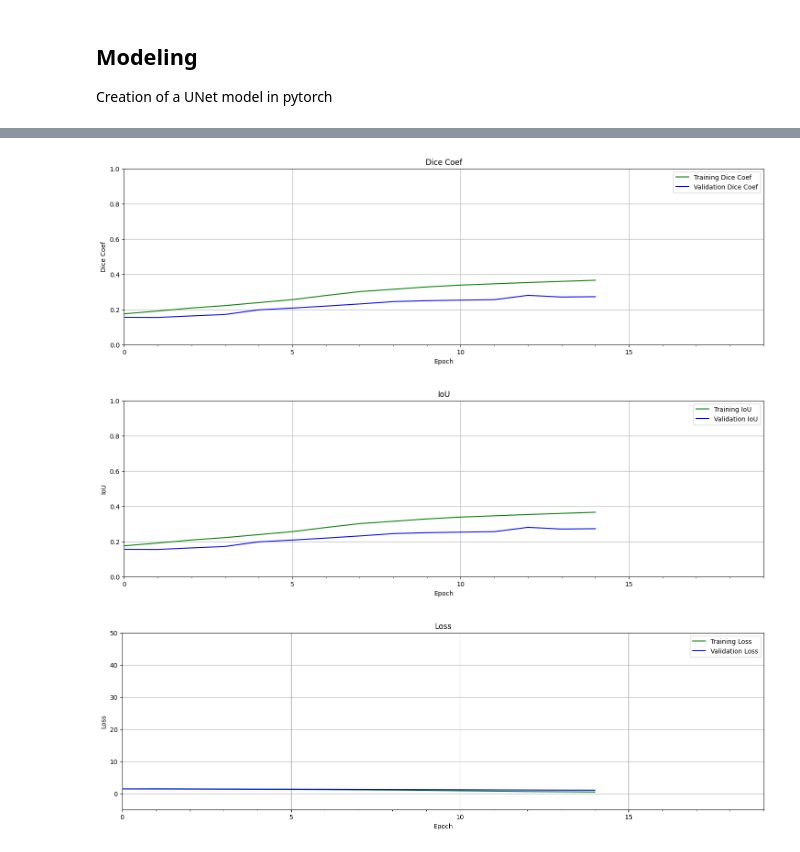
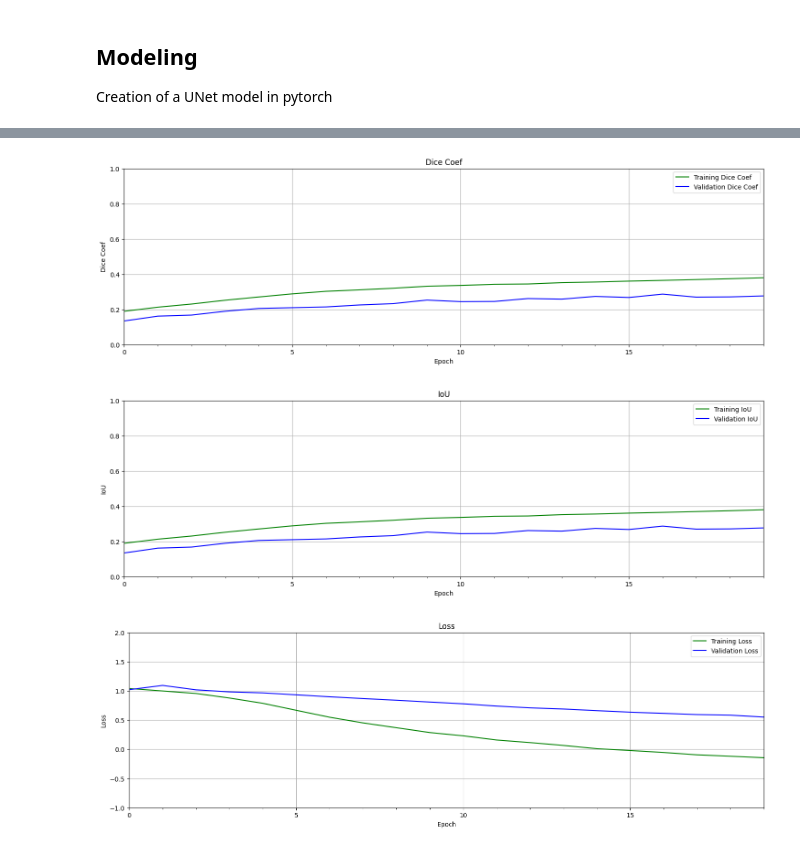
Before and after one commit to jmanuelc87/lung-segmentation-lidc-idri, a Jupyter notebook: notebooks/lidc-idri-segmentation.ipynb, the cells around one changed output, grey strips where cells are left out. Cells and saved outputs as stored; diff of their text form; code cells hidden in the pictures.

Commit message:
Update gamma of focal loss

```diff
--- a/notebooks/lidc-idri-segmentation.ipynb
+++ b/notebooks/lidc-idri-segmentation.ipynb
@@ -242,7 +242,7 @@ def create_datasets(lung_dataset):
 
 Creation of a UNet model in pytorch
 # %%
-binary_focal_loss = BinaryFocalLoss(gamma=0.0)
+binary_focal_loss = BinaryFocalLoss(gamma=3.0)
 
 
 def loss(y_true, y_pred):
@@ -251,7 +251,7 @@ def loss(y_true, y_pred):
 
     FOCAL = binary_focal_loss(y_true, y_pred)
 
-    return IoU + FOCAL
+    return FOCAL + IoU
 # %%
 model = Unet(
     backbone_name="resnet50",
@@ -334,37 +334,37 @@ train_loss = history.history["loss"]
 valid_loss = history.history["val_loss"]
 
 # IoU Score
 train_iou = history.history["iou_score"]
 valid_iou = history.history["val_iou_score"]
 
 
 plot_results(
     [train_dice, valid_dice],
     ylabel="Dice Coef",
     ylim=[0.0, 1.0],
     metric_name=["Training Dice Coef", "Validation Dice Coef"],
     color=["g", "b"],
 )
 
 plot_results(
     [train_dice, valid_dice],
     ylabel="IoU",
     ylim=[0.0, 1.0],
     metric_name=["Training IoU", "Validation IoU"],
     color=["g", "b"],
 )
 
 plot_results(
     [train_loss, valid_loss],
     ylabel="Loss",
-    ylim=[-5.0, 50.0],
+    ylim=[-1.0, 2.0],
     metric_name=["Training Loss", "Validation Loss"],
     color=["g", "b"],
 )
 # %% [output]
-[figure, old version]
+[figure, new version]
-[figure, old version]
+[figure, new version]
-[figure, old version]
+[figure, new version]
 # %%
 def inference(model, dataset):
 
```
Also changed, not shown: parts of 2 cells of this notebook.
